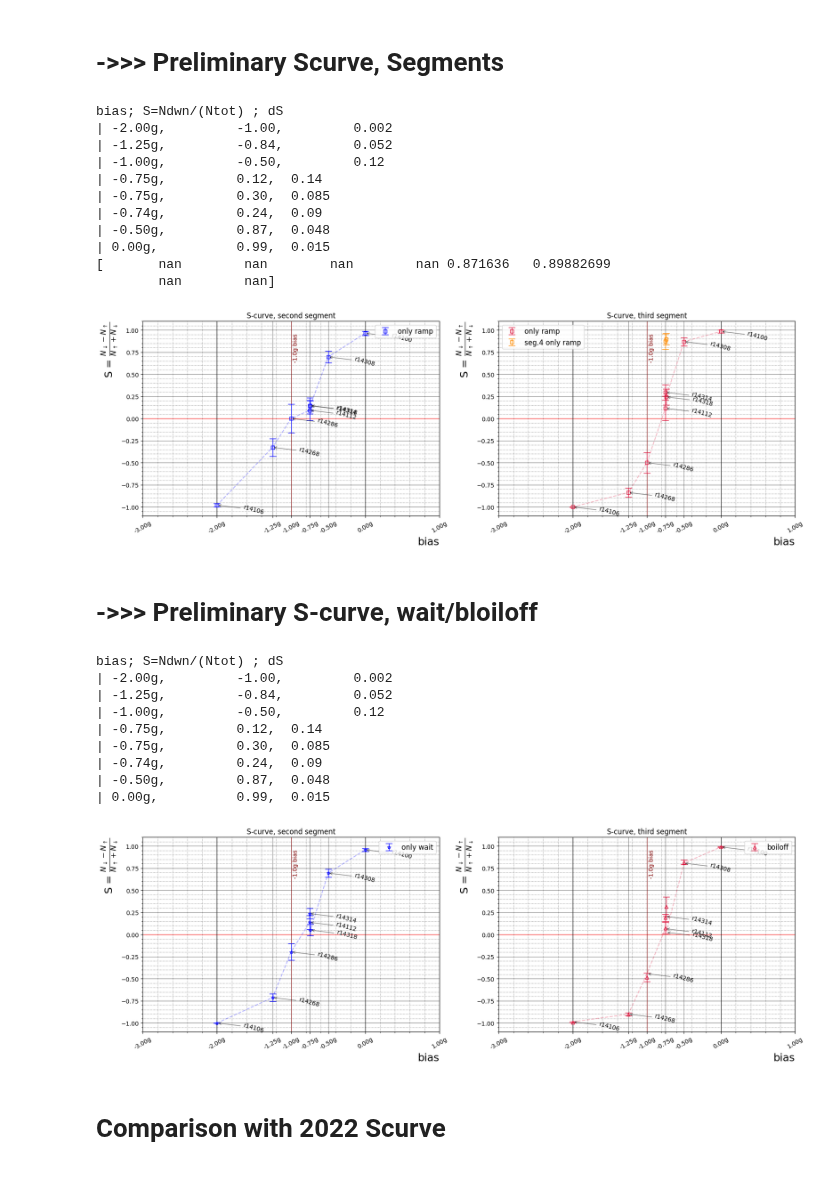
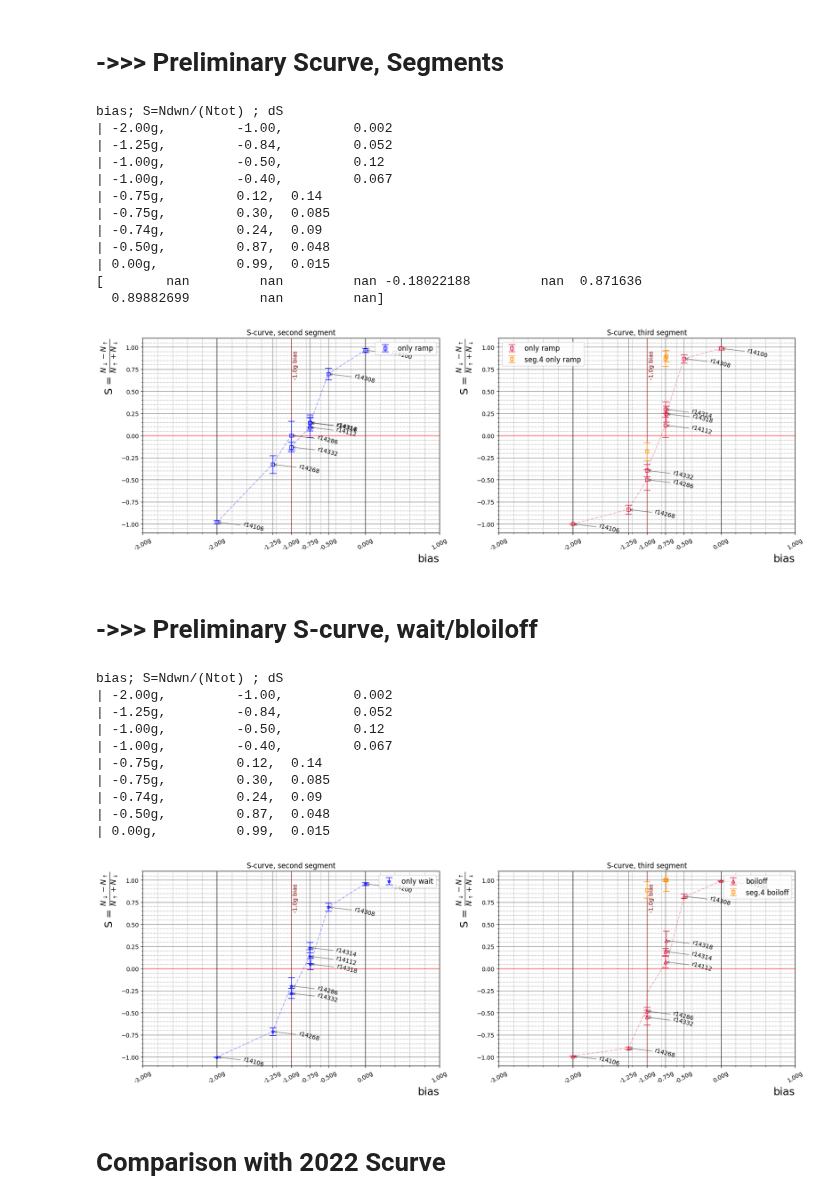
Before and after one commit to Adrianodelvincio/alphag_frequentist_analysis_2025, a Jupyter notebook: v1/Preliminary_Scurve_2025.ipynb, the cells around one changed output. Cells and saved outputs as stored; diff of their text form; code cells hidden in the pictures.

```diff
--- a/v1/Preliminary_Scurve_2025.ipynb
+++ b/v1/Preliminary_Scurve_2025.ipynb
@@ -93,6 +132,7 @@ dictRun = {
            "ag14106/ag14106.vertex.csv": -2,
            "ag14268/ag14268.vertex.csv": -1.25,
            "ag14286/ag14286.vertex.csv": -1,
+           "ag14332/ag14332.vertex.csv": -1,   #  4 segments "long ramp"
            "ag14112/ag14112.vertex.csv": -.75,
            "ag14314/ag14314.vertex.csv": -.75, #  4 segments
            "ag14318/ag14318.vertex.csv": -.74, #  4 segments with longer ramp and waits
@@ -107,6 +147,7 @@ ListScript = {
            "ag14106/ag14106.vertex.csv": 'Ag_Plot_Test_Protocol.ipynb',
            "ag14268/ag14268.vertex.csv": 'Ag_Plot_Test_Protocol.ipynb',
            "ag14286/ag14286.vertex.csv": 'Ag_Plot_Test_Protocol.ipynb',
+           "ag14332/ag14332.vertex.csv": "Ag_Plot_Test_Protocol-2.ipynb", #  4 segments "long ramp"
            "ag14112/ag14112.vertex.csv": 'Ag_Plot_Test_Protocol.ipynb',
            "ag14314/ag14314.vertex.csv": 'Ag_Plot_Test_Protocol-2.ipynb', #  4 segments
            "ag14318/ag14318.vertex.csv": 'Ag_Plot_Test_Protocol-2.ipynb', #  4 segments "long ramp"
@@ -142,6 +183,9 @@ for key, bias_ in dictRun.items():
         f'{key.split("/")[0].replace("ag","r")}.ipynb',
         parameters= {"run_to_analyze" : key}
     )
+
+for key, bias_ in dictRun.items():
+    print(key)
     # read result
     nb = sb.read_notebook(f'{key.split("/")[0].replace("ag","r")}.ipynb')
 
@@ -270,6 +306,8 @@ dS_ramp1_onlywait, dS_ramp2_onlywait, dS_ramp3_onlywait, dS_ramp4_onlywait  = np
 # %%
 S_boiloff, dS_boiloff = np.array(S_boiloff), np.array(dS_boiloff)
 bias2  = np.array(bias2, dtype=float)
+
+S_ramp4_onlywait[S_ramp4_onlywait  > 1] = 1
 # %%
 # Make Plot Nicer
 def plotter_nicer():
@@ -324,6 +362,11 @@ plt.errorbar(bias,
              S_ramp2,
              dS_ramp2, marker = "s", markersize = 6, markerfacecolor='none', color = "blue", capsize = 6, elinewidth=1, linestyle = "", label = "only ramp")
 plt.errorbar(bias, S_ramp2, marker = "", color = "blue",  linestyle = "--", alpha = 0.3)
+
+# simulation
+# plt.errorbar((biases_sim - 1),
+#              simulation_s1,
+#              marker = ".", markersize = 6, markerfacecolor='none', color = "black", capsize = 6, linestyle = 'dotted', elinewidth=1, label = "simulation, first segment")
 
 #plt.errorbar(bias, S_ramp2_onlywait, dS_ramp2_onlywait, marker = "*", markersize = 6, markerfacecolor='none', color = "blue", capsize = 6, elinewidth=1, linestyle = "",  label = "only wait")
 #plt.errorbar(bias, S_ramp2_onlywait, marker = "", color = "blue",  linestyle = "--", alpha = 0.3)
@@ -346,6 +389,11 @@ plt.errorbar(bias2,
              S_ramp4,
              dS_ramp4, marker = "s", markersize = 6, markerfacecolor='none', color = "darkorange", capsize = 6, linestyle = '', elinewidth=1, label = "seg.4 only ramp")
 
+# simulation
+# plt.errorbar((biases_sim - 1),
+#              simulation_s2,
+#              marker = ".", markersize = 6, markerfacecolor='none', color = "black", capsize = 6, linestyle = 'dotted', elinewidth=1, label = "simulation, second segment")
+
 #plt.errorbar(bias, S_ramp3_onlywait, dS_ramp3_onlywait, marker = "*", markerfacecolor='none', markersize = 6, color = "crimson", capsize = 6, elinewidth=1, linestyle = "", label = "only wait")
 #plt.errorbar(bias, S_ramp3_onlywait, marker = "", color = "crimson", linestyle = "--", alpha = 0.3)
 
@@ -361,14 +409,15 @@ bias; S=Ndwn/(Ntot) ; dS
 | -2.00g,         -1.00,         0.002
 | -1.25g,         -0.84,         0.052
 | -1.00g,         -0.50,         0.12
+| -1.00g,         -0.40,         0.067
 | -0.75g,         0.12,  0.14
 | -0.75g,         0.30,  0.085
 | -0.74g,         0.24,  0.09
 | -0.50g,         0.87,  0.048
 | 0.00g,          0.99,  0.015
-[       nan        nan        nan        nan 0.871636   0.89882699
-        nan        nan]
+[        nan         nan         nan -0.18022188         nan  0.871636
+  0.89882699         nan         nan]
-[figure, old version]
+[figure, new version]
 # %% [markdown]
 # ->>> Preliminary S-curve, wait/bloiloff
 # %%
@@ -390,38 +439,39 @@ plotter_nicer()
 
 plt.errorbar(bias, S_ramp2_onlywait, dS_ramp2_onlywait, marker = "*", markersize = 6, markerfacecolor='none', color = "blue", capsize = 6, elinewidth=1, linestyle = "",  label = "only wait")
 plt.errorbar(bias, S_ramp2_onlywait, marker = "", color = "blue",  linestyle = "--", alpha = 0.3)
 
 
 labelfactory(bias, S_ramp2_onlywait, list_runs, labels)
 
 #--------------------------------------------------------------
 plt.subplot(1,2,2)
 plt.title("S-curve, third segment")
 plotter_nicer()
 
 plt.errorbar(bias,
              S_ramp3_onlywait,
              dS_ramp3_onlywait, marker = "^", markerfacecolor='none', markersize = 6, color = "crimson", capsize = 6, elinewidth=1, linestyle = "", label = "boiloff")
 plt.errorbar(bias, S_boiloff, marker = "", color = "crimson", linestyle = "--", alpha = 0.3)
 
-# plt.errorbar(bias2,
-#              S_ramp4_onlywait,
-#              dS_ramp4_onlywait, marker = "s", markersize = 6, markerfacecolor='none', color = "darkorange", capsize = 6, linestyle = '', elinewidth=1, label = "seg.4 only ramp")
+plt.errorbar(bias2,
+            S_ramp4_onlywait,
+            dS_ramp4_onlywait, marker = "s", markersize = 6, markerfacecolor='none', color = "darkorange", capsize = 6, linestyle = '', elinewidth=1, label = "seg.4 boiloff")
 
-labelfactory(bias, S_boiloff, list_runs, labels)
+labelfactory(bias, S_ramp3_onlywait, list_runs, labels)
 
 plt.savefig("figures/S_curve_onlywait.png", bbox_inches = 'tight')
 # %% [output]
 bias; S=Ndwn/(Ntot) ; dS
 | -2.00g,         -1.00,         0.002
 | -1.25g,         -0.84,         0.052
 | -1.00g,         -0.50,         0.12
+| -1.00g,         -0.40,         0.067
 | -0.75g,         0.12,  0.14
 | -0.75g,         0.30,  0.085
 | -0.74g,         0.24,  0.09
 | -0.50g,         0.87,  0.048
 | 0.00g,          0.99,  0.015
-[figure, old version]
+[figure, new version]
 # %%
 # save the data in txt format
 with open("data_onlyramp.txt", "w") as file:
```
Also changed, not shown: parts of 3 cells of this notebook, 1 other file.
